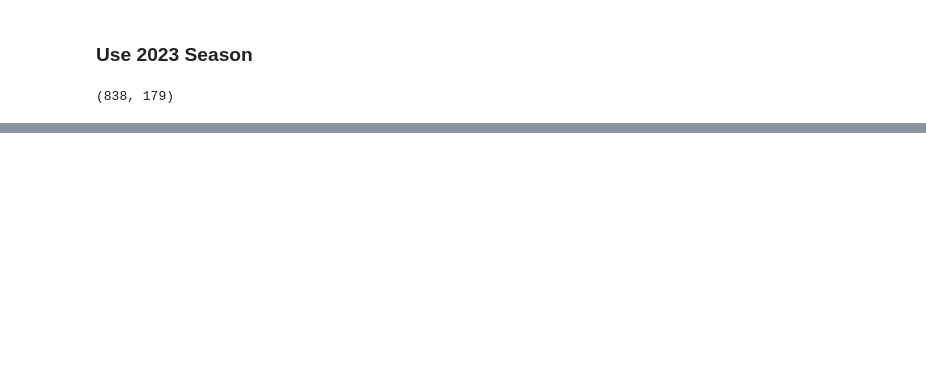
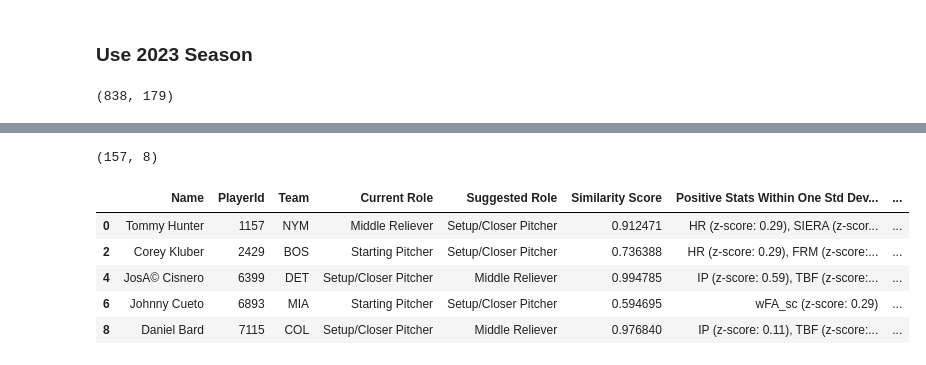
Before and after one commit to F00LIAN/Reds_Pitching_Hackathon_Team_Mendoza_Line, a Jupyter notebook: notebooks/04_cosine_similarity.ipynb, the cells around one changed output, grey strips where cells are left out. Cells and saved outputs as stored; diff of their text form; code cells hidden in the pictures; blank space fills up the shorter version.

```diff
--- a/notebooks/04_cosine_similarity.ipynb
+++ b/notebooks/04_cosine_similarity.ipynb
@@ -159,5 +105,0 @@ suggested_changes = pd.concat([suggested_changes, pd.DataFrame(rows_to_add)], ig
-# %%
-# Sort the suggested_changes dataframe by 'Similarity Score' in descending order
-suggested_changes.sort_values(by='Similarity Score', ascending=False, inplace=True)
-suggested_changes.reset_index(drop=True, inplace=True)
-suggested_changes.head(10)
@@ -175,0 +140,35 @@ suggested_changes.head(10)
+# %%
+def explain_suggested_role(player_stats, role_means, suggested_role):
+    if suggested_role not in role_means.columns:
+        return f"Role '{suggested_role}' not found in role means data."
+
+    # Standardize the player's stats
+    scaler = StandardScaler()
+    scaler.fit(role_means.T)  # Fit the scaler on the transpose of role_means to standardize across features
+    standardized_player_stats = scaler.transform(player_stats.values.reshape(1, -1)).flatten()
+
+    # Get the standardized mean stats for the suggested role
+    standardized_role_mean = scaler.transform(role_means[suggested_role].values.reshape(1, -1)).flatten()
+
+    # Calculate the z-scores, which is the number of standard deviations from the mean
+    z_scores = standardized_player_stats - standardized_role_mean
+
+    # Identify the metrics within one standard deviation and those that are farther
+    within_one_std = np.where((z_scores > -1) & (z_scores < 1))[0]
+    beyond_one_std = np.where((z_scores <= -1) | (z_scores >= 1))[0]
+
+    # Create explanations for metrics within one standard deviation
+    close_metrics_explanations = [f"{player_stats.index[i]} (z-score: {z_scores[i]:.2f})" for i in within_one_std]
+    # create explanations for positive and negative close metrics
+    positive_close_metrics_explanations = [f"{player_stats.index[i]} (z-score: {z_scores[i]:.2f})" for i in within_one_std if z_scores[i] > 0]
+    negative_close_metrics_explanations = [f"{player_stats.index[i]} (z-score: {z_scores[i]:.2f})" for i in within_one_std if z_scores[i] < 0]
+
+    # Create explanations for metrics beyond one standard deviation
+    far_metrics_explanations = [f"{player_stats.index[i]} (z-score: {z_scores[i]:.2f})" for i in beyond_one_std]
+
+    # Construct the final explanation
+    explanation = f"The player's statistics within one standard deviation for the {suggested_role} are: {', '.join(close_metrics_explanations)}."
+    if far_metrics_explanations:
+        explanation += f" Statistics beyond one standard deviation are: {', '.join(far_metrics_explanations)}."
+
+    return explanation, close_metrics_explanations, far_metrics_explanations, positive_close_metrics_explanations, negative_close_metrics_explanations
@@ -175,0 +237,17 @@ suggested_changes.head(10)
+# %%
+# Be sure to return values where current role and suggested role are different
+suggested_changes = suggested_changes[suggested_changes['Current Role'] != suggested_changes['Suggested Role']]
+# %%
+suggested_changes[['Name', 'Team', 'PlayerId', 'Current Role', 'Suggested Role', 'Similarity Score']].sort_values(by='Similarity Score', ascending=False)
+suggested_changes.shape
+# %% [output]
+(157, 8)
+# %%
+suggested_changes.head()
+# %% [output]
+|  | Name | PlayerId | Team | Current Role | Suggested Role | Similarity Score | Positive Stats Within One Std Dev... | ... |
+| 0 | Tommy Hunter | 1157 | NYM | Middle Reliever | Setup/Closer Pitcher | 0.912471 | HR (z-score: 0.29), SIERA (z-scor... | ... |
+| 2 | Corey Kluber | 2429 | BOS | Starting Pitcher | Setup/Closer Pitcher | 0.736388 | HR (z-score: 0.29), FRM (z-score:... | ... |
+| 4 | JosA© Cisnero | 6399 | DET | Setup/Closer Pitcher | Middle Reliever | 0.994785 | IP (z-score: 0.59), TBF (z-score:... | ... |
+| 6 | Johnny Cueto | 6893 | MIA | Starting Pitcher | Setup/Closer Pitcher | 0.594695 | wFA_sc (z-score: 0.29) | ... |
+| 8 | Daniel Bard | 7115 | COL | Setup/Closer Pitcher | Middle Reliever | 0.976840 | IP (z-score: 0.11), TBF (z-score:... | ... |
```
Also changed, not shown: parts of 20 cells of this notebook, 27 other files.
